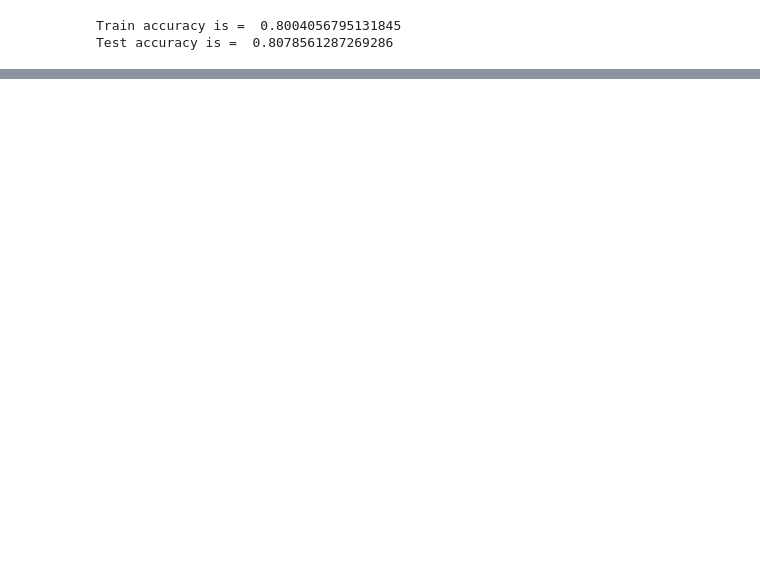
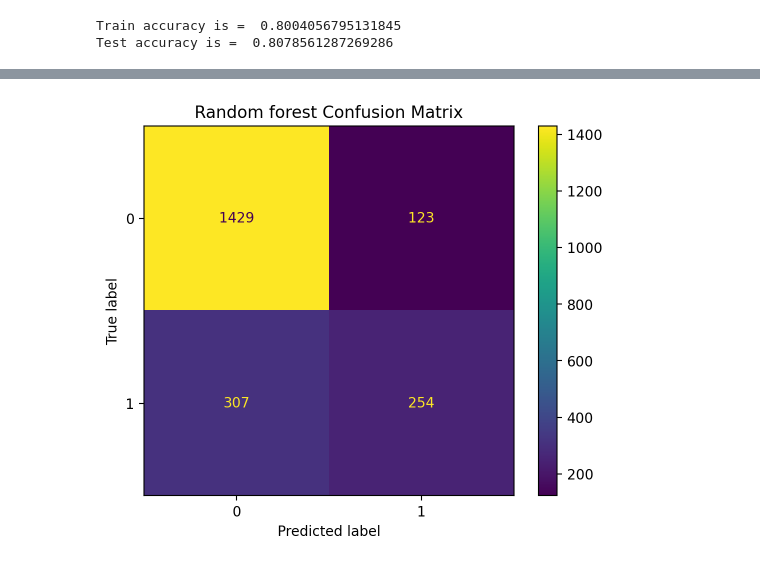
Before and after one commit to JackGO-1998/ShowCase, a Jupyter notebook: Notebook/Session78.ipynb, the cells around one changed output, grey strips where cells are left out. Saved outputs shown, nothing was run; the diff lists cells and outputs as text; code cells hidden in the pictures; blank space fills up the shorter version.

```diff
--- a/Notebook/Session78.ipynb
+++ b/Notebook/Session78.ipynb
@@ -789,0 +841,12 @@ Best Params:  {'lr__C': 10, 'lr__max_iter': 20, 'lr__penalty': 'l2'}
+# %%
+# show the confusion matrix plot for the Random Forest
+y_pred = rf_grid_search.predict(X_test)
+cm = confusion_matrix(y_test, rf_grid_search.predict(X_test))
+disp = ConfusionMatrixDisplay(confusion_matrix=cm, )
+fig, ax = plt.subplots()
+disp.plot(ax=ax)
+ax.grid(False)  # Disable the grid
+plt.title("Random forest Confusion Matrix")
+plt.show()
+# %% [output]
+[figure, added]
```
Also changed, not shown: parts of 39 cells of this notebook.
